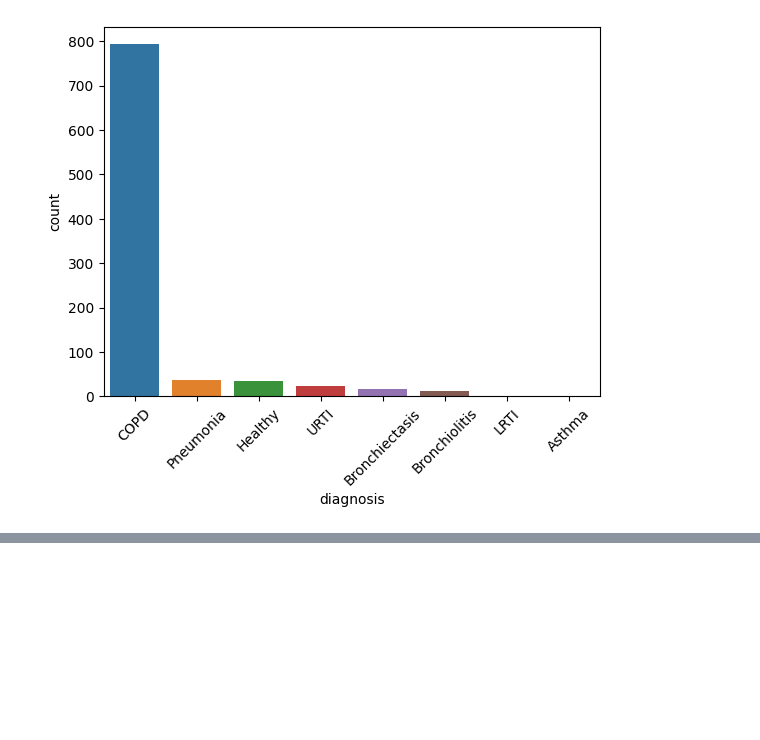
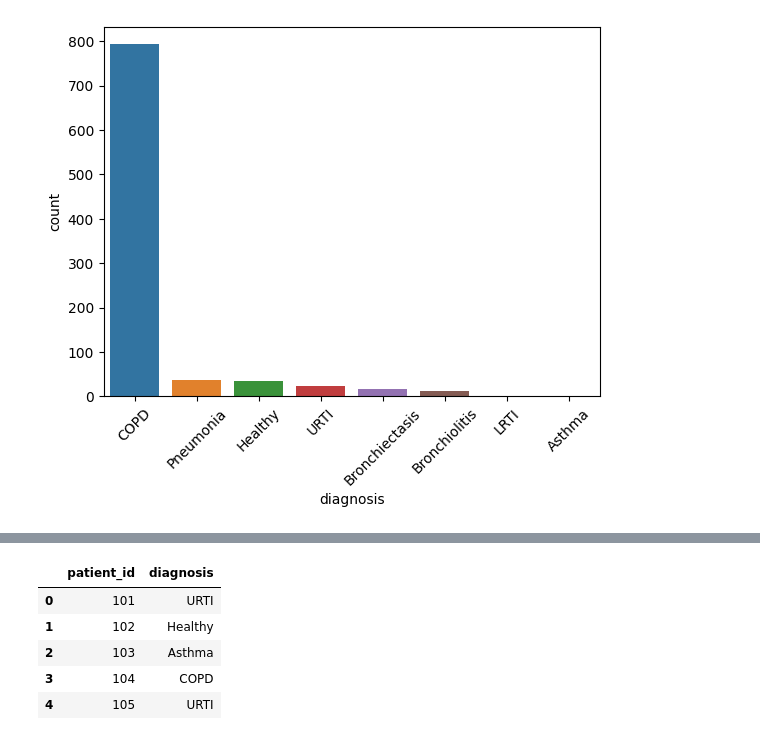
Before and after one commit to J-Abdullah/RDM, a Jupyter notebook: RDM.ipynb, the cells around one changed output, grey strips where cells are left out. Drawn from its saved outputs; the diff is of its cells as text; code cells hidden in the pictures; blank space fills up the shorter version.

```diff
--- a/RDM.ipynb
+++ b/RDM.ipynb
@@ -88,0 +158,10 @@ audio_files[:5]
+# %%
+df2=pd.read_csv(r'Respiratory_Sound_Database\patient_diagnosis.csv',names=['patient_id','diagnosis'])
+df2.head()
+# %% [output]
+|  | patient_id | diagnosis |
+| 0 | 101 | URTI |
+| 1 | 102 | Healthy |
+| 2 | 103 | Asthma |
+| 3 | 104 | COPD |
+| 4 | 105 | URTI |
```
Also changed, not shown: parts of 22 cells of this notebook.
